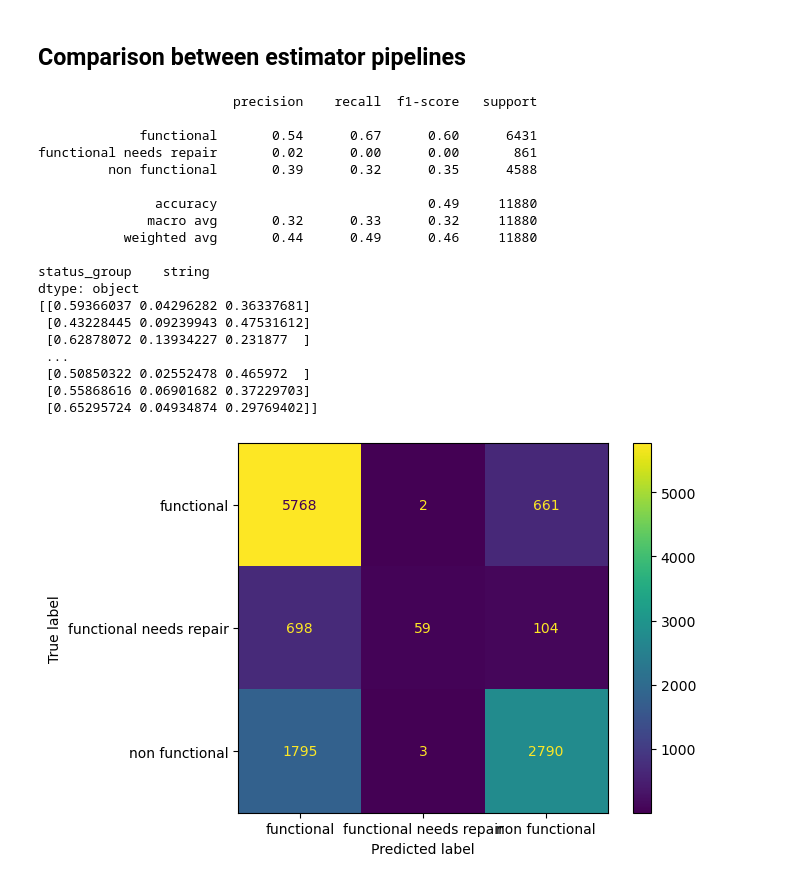
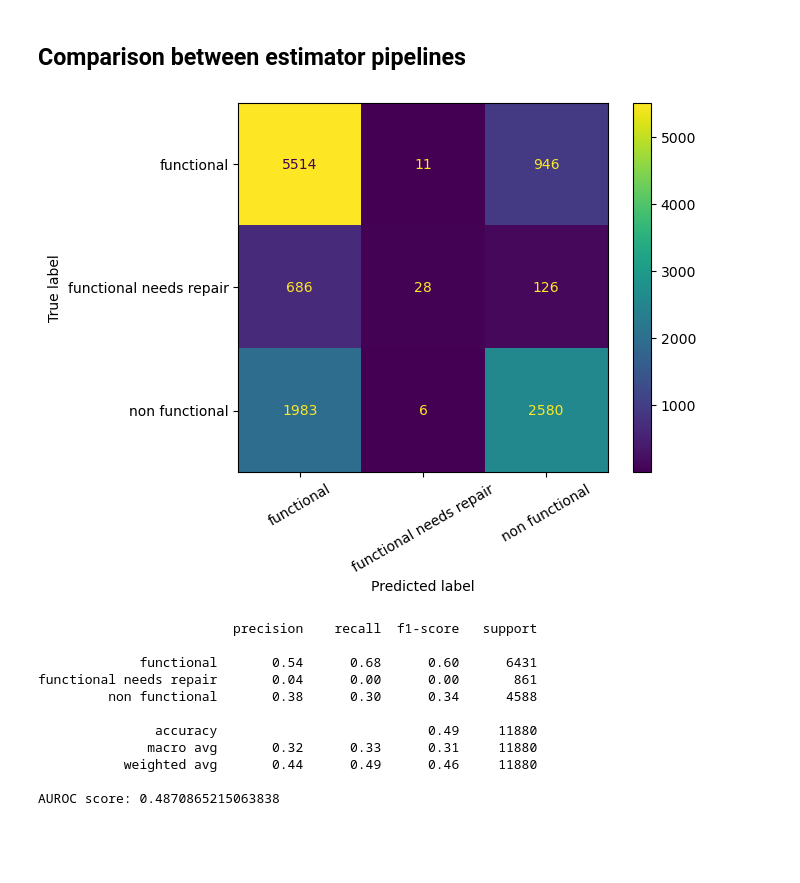
Before and after one commit to roberthobblebottom/pump-it-up, a Jupyter notebook: 1.ipynb, the cells around one changed output. Saved outputs shown, nothing was run; the diff lists cells and outputs as text; code cells hidden in the pictures; blank space fills up the shorter version.

```diff
--- a/1.ipynb
+++ b/1.ipynb
@@ -499,27 +497,27 @@ y_probabilities_3 = pipeline_3.predict_proba(x_test)
 # %% [markdown]
 ## Comparison between estimator pipelines
-# %%
-plot_confusion_matrix(pipeline_1, x_train, y_train)
-print(classification_report(y_train, y_predictions_1))
-print("AUROC score:",roc_auc_score(y_train, y_probabilities_1,multi_class='ovo'))
-# %% [output]
-                         precision    recall  f1-score   support
-
-             functional       0.54      0.67      0.60      6431
-functional needs repair       0.02      0.00      0.00       861
-         non functional       0.39      0.32      0.35      4588
-
-               accuracy                           0.49     11880
-              macro avg       0.32      0.33      0.32     11880
-           weighted avg       0.44      0.49      0.46     11880
-
-status_group    string
-dtype: object
-[[0.59366037 0.04296282 0.36337681]
- [0.43228445 0.09239943 0.47531612]
- [0.62878072 0.13934227 0.231877  ]
- ...
- [0.50850322 0.02552478 0.465972  ]
- [0.55868616 0.06901682 0.37229703]
- [0.65295724 0.04934874 0.29769402]]
-[figure, removed]
+# %%
+from sklearn.preprocessing import  label_binarize
+y_test_binarized = label_binarize(y_train,classes=y_train.iloc[:,0].unique())
+# %%
+cm = confusion_matrix(y_test,y_predictions_1)
+display = ConfusionMatrixDisplay(confusion_matrix=cm,display_labels=est1.classes_)
+display.plot()
+plt.xticks(rotation = 30)
+plt.show()
+
+print(classification_report(y_train, y_predictions_1))
+print("AUROC score:",roc_auc_score(y_test_binarized, y_probabilities_1,multi_class='ovr',labels=[0,1,2]))
+# %% [output]
+[figure, added]
+                         precision    recall  f1-score   support
+
+             functional       0.54      0.68      0.60      6431
+functional needs repair       0.04      0.00      0.00       861
+         non functional       0.38      0.30      0.34      4588
+
+               accuracy                           0.49     11880
+              macro avg       0.32      0.33      0.31     11880
+           weighted avg       0.44      0.49      0.46     11880
+
+AUROC score: 0.4870865215063838
```
Also changed, not shown: parts of 12 cells of this notebook.
